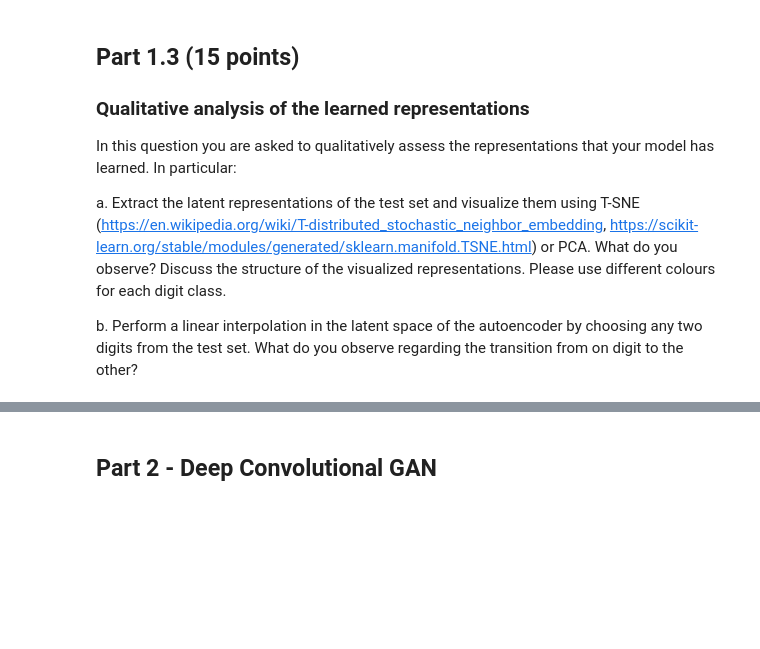
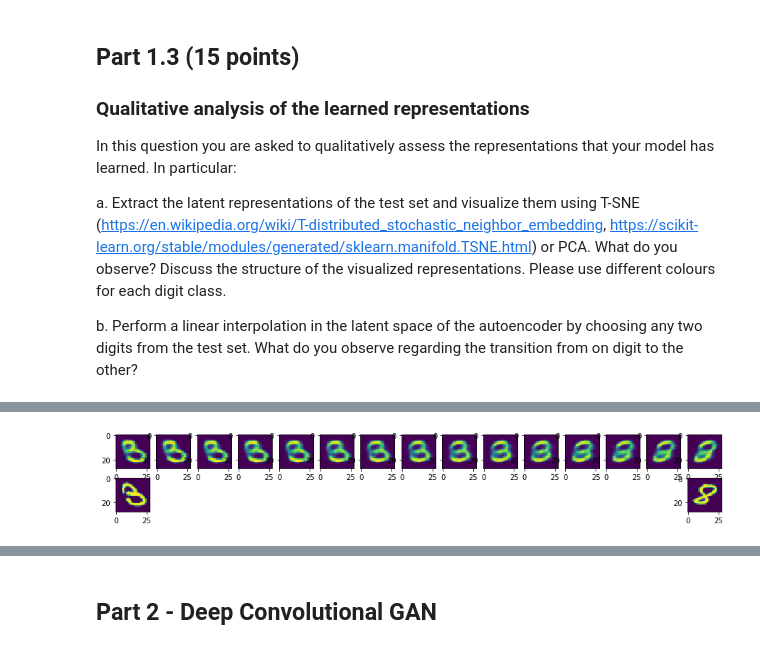
Before and after one commit to alvaroprat97/Deep-Learning, a Jupyter notebook: GenerativeModels/VAEs_GANs.ipynb, the cells around one changed output, grey strips where cells are left out. Cells and saved outputs as stored; diff of their text form; code cells hidden in the pictures; blank space fills up the shorter version.

```diff
--- a/GenerativeModels/VAEs_GANs.ipynb
+++ b/GenerativeModels/VAEs_GANs.ipynb
@@ -313,0 +577,47 @@ b. Perform a linear interpolation in the latent space of the autoencoder by choo
+# %%
+# *CODE FOR PART 1.3b IN THIS CELL*
+# LINEAR INTERPOALTONS
+import torch
+# We have our data now: testing_data and labels: testing_labels
+
+def interpolate(index1, index2, nInterpolate = 10):
+
+    N1 = torch.sum(testing_labels == index1)
+    N2  = torch.sum(testing_labels == index2)
+
+    N = min(N1, N2)
+
+    reference = testing_data[testing_labels == index1][:N]
+    goal = testing_data[testing_labels == index2][:N]
+
+    reference = reference.to(device)
+    goal = goal.to(device)
+
+    z_mean1, z_logvar1 = model.encode(reference)
+    z1 = model.reparametrize(z_mean1, z_logvar1)
+    z1 = z1.cpu()
+
+    z_mean2, z_logvar2 = model.encode(goal)
+    z2 = model.reparametrize(z_mean2, z_logvar2)
+    z2 = z2.cpu()
+
+    embedding_values = [z2 * (i/nInterpolate) + z1 * (nInterpolate-i)/nInterpolate for i in range(nInterpolate)]
+    recons = [model.decode(embed.to(device)) for embed in embedding_values]
+    recons = torch.stack(recons)
+
+    recons = recons.cpu()
+    reference = reference.cpu()
+    goal = goal.cpu()
+
+    plt.figure(figsize=(nInterpolate, 2))
+    for i, recon in enumerate(recons.detach().numpy()):
+        plt.subplot(2,nInterpolate,i+1)
+        plt.imshow(recon[0][0])
+    plt.subplot(2,nInterpolate,nInterpolate + 1)
+    plt.imshow(reference[0][0])
+    plt.subplot(2,nInterpolate,nInterpolate * 2)
+    plt.imshow(goal[0][0])
+
+emb_smooth = interpolate(3, 8, 15)
+# %% [output]
+[figure, added]
```
Also changed, not shown: parts of 46 cells of this notebook, 4 other files.
